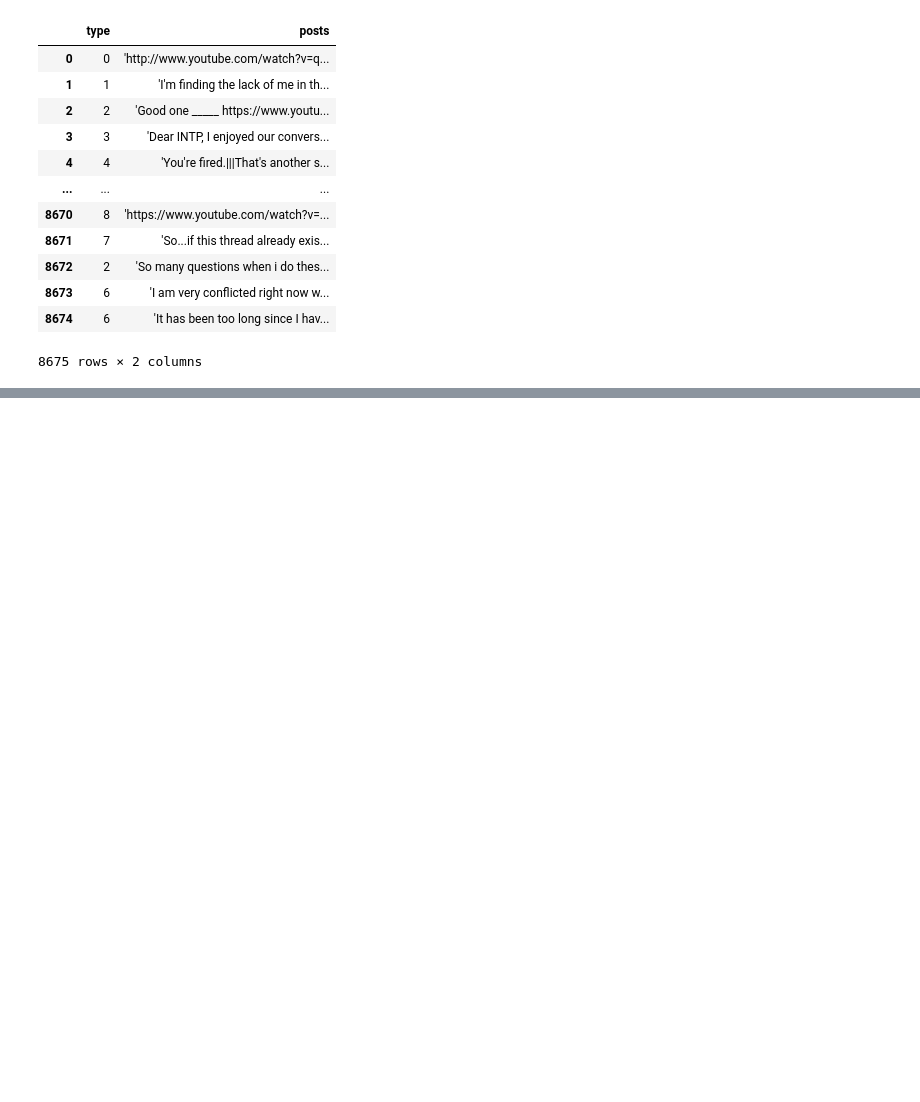
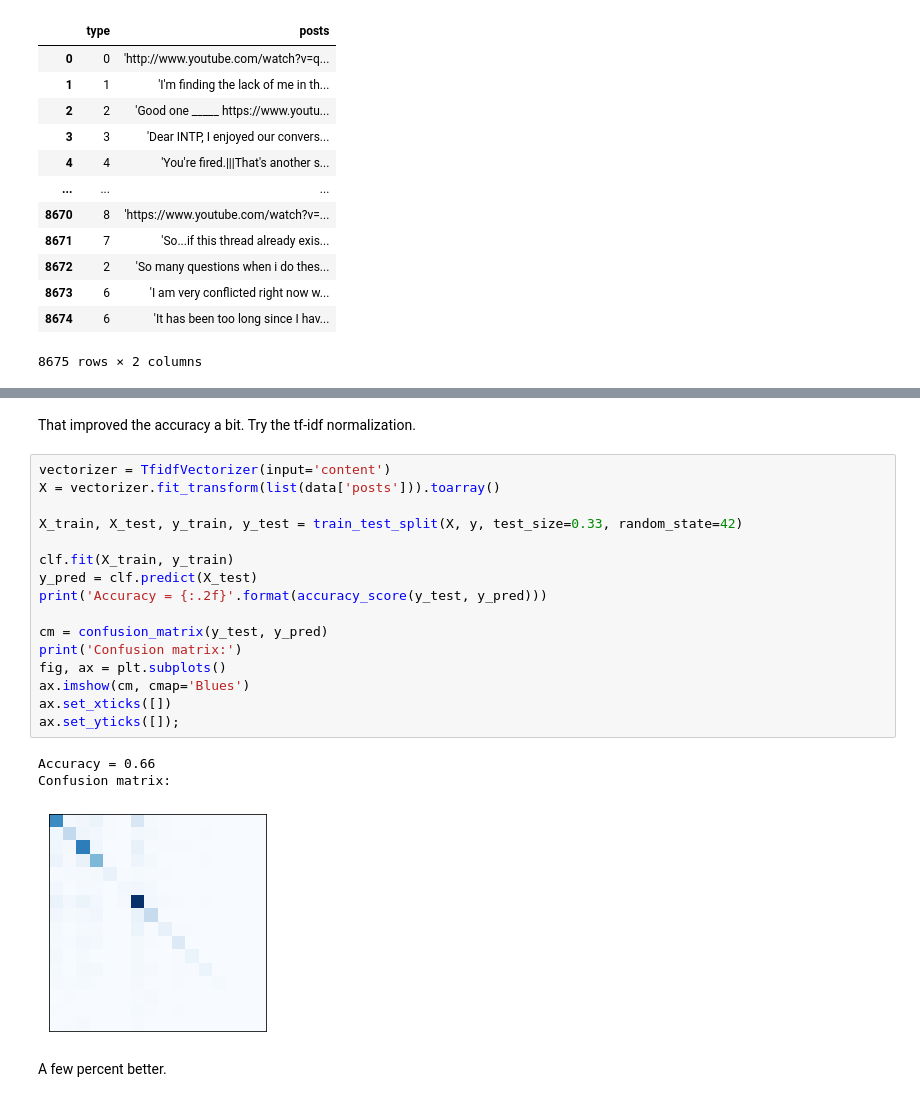
Before and after one commit to jordanlarmstrong/playground, a Jupyter notebook: test_notebook.ipynb, the cells around one changed output, grey strips where cells are left out. Drawn from its saved outputs; the diff is of its cells as text; blank space fills up the shorter version.

```diff
--- a/test_notebook.ipynb
+++ b/test_notebook.ipynb
@@ -97,0 +229,24 @@ data
+# %% [markdown]
+That improved the accuracy a bit. Try the tf-idf normalization.
+# %%
+vectorizer = TfidfVectorizer(input='content')
+X = vectorizer.fit_transform(list(data['posts'])).toarray()
+
+X_train, X_test, y_train, y_test = train_test_split(X, y, test_size=0.33, random_state=42)
+
+clf.fit(X_train, y_train)
+y_pred = clf.predict(X_test)
+print('Accuracy = {:.2f}'.format(accuracy_score(y_test, y_pred)))
+
+cm = confusion_matrix(y_test, y_pred)
+print('Confusion matrix:')
+fig, ax = plt.subplots()
+ax.imshow(cm, cmap='Blues')
+ax.set_xticks([])
+ax.set_yticks([]);
+# %% [output]
+Accuracy = 0.66
+Confusion matrix:
+[figure, added]
+# %% [markdown]
+A few percent better.
```
Also changed, not shown: parts of 24 cells of this notebook.
